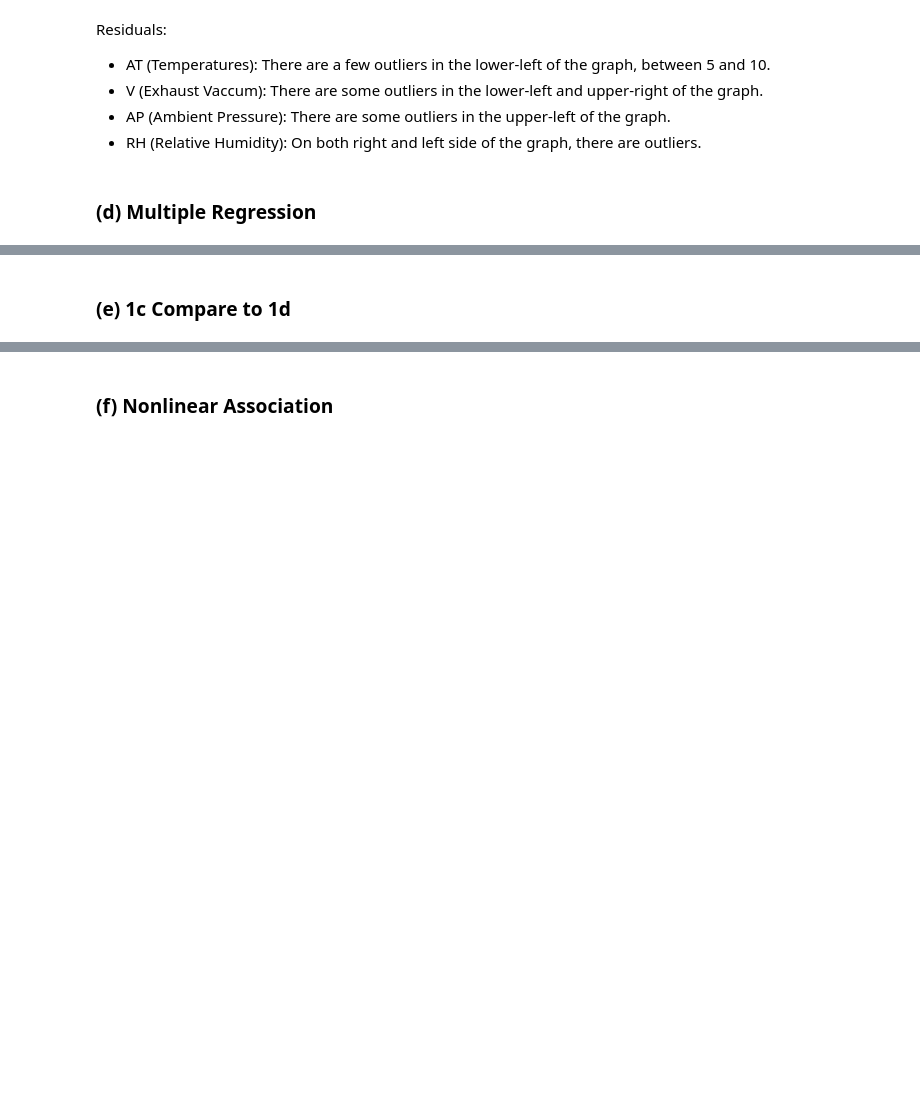
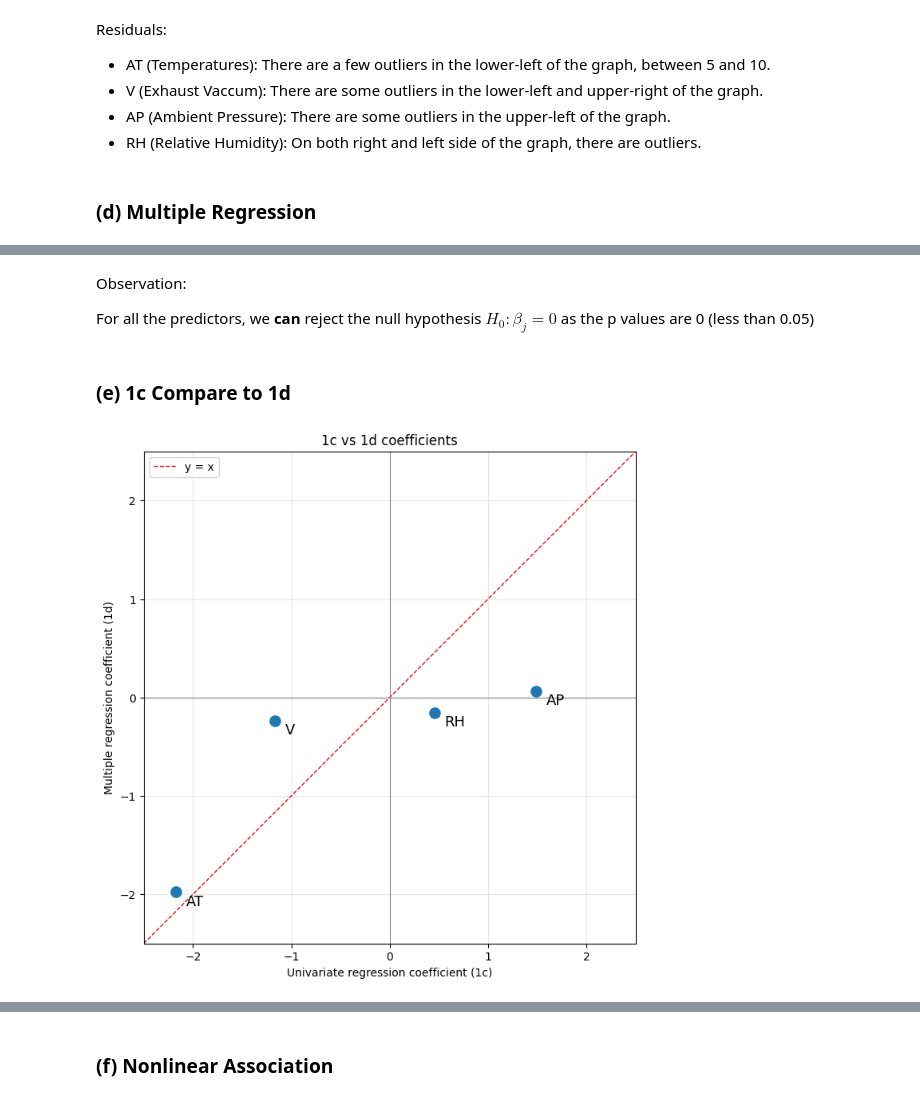
Before and after one commit to cxieusc/DSCI_552_HW2, a Jupyter notebook: notebook/Chong_Xie_HW2.ipynb, the cells around one changed output, grey strips where cells are left out. Saved outputs shown, nothing was run; the diff lists cells and outputs as text; code cells hidden in the pictures; blank space fills up the shorter version.

```diff
--- a/notebook/Chong_Xie_HW2.ipynb
+++ b/notebook/Chong_Xie_HW2.ipynb
@@ -74,6 +74,7 @@ df.describe()
 ### (c) Simple Linear Regression
 # %%
 resp = 'PE'
+simple_lr_parameters = []
 
 for predictor in ['AT', 'V', 'AP', 'RH']:
     X = df[predictor]
@@ -83,8 +84,10 @@ for predictor in ['AT', 'V', 'AP', 'RH']:
     model = sm.OLS(y, sm.add_constant(X)).fit()
     residuals = model.resid
 
+    simple_lr_parameters.append((predictor, model.params[0], model.params[1], model.rsquared, model.pvalues[predictor]))
+
     print(f"Model: {resp} ~ {predictor}")
-    print(f"Intercept: {model.params[0]:.4f}")
+    print(f"Intercept: {model.params['const']:.4f}")
     print(f"Slope: {model.params[1]:.4f}")
     print(f"R^2: {model.rsquared:.4f}")
     print(f"p-value for slope: {model.pvalues[predictor]:.5e}")
@@ -151,3 +154,8 @@ Residuals:
 - RH (Relative Humidity): On both right and left side of the graph, there are outliers.
 # %% [markdown]
 ### (d) Multiple Regression
+# %%
+X = df[['AT', 'V', 'AP', 'RH']]
+model = sm.OLS(df[resp], sm.add_constant(X)).fit()
+multi_parameters = model.params[1:]
+model.summary()
@@ -154,2 +187,30 @@ Residuals:
+# %% [markdown]
+Observation:
+
+For all the predictors, we **can** reject the null hypothesis $H_0: \beta_j = 0$ as the p values are 0 (less than 0.05)
 # %% [markdown]
 ### (e) 1c Compare to 1d
+# %%
+fig, ax = plt.subplots(figsize=(8, 8))
+
+for name, _, slope, _, _ in simple_lr_parameters:
+    ax.scatter(slope, multi_parameters[name], s=90, color='tab:blue', zorder=3)
+    ax.annotate(name, (slope, multi_parameters[name]),
+                textcoords='offset points', xytext=(9, -12), fontsize=13)
+
+lim = [-2.5, 2.5]
+ax.plot(lim, lim, 'r--', lw=1, label='y = x')
+ax.axhline(0, color='grey', lw=0.8)
+ax.axvline(0, color='grey', lw=0.8)
+
+ax.set_xlim(*lim)
+ax.set_ylim(*lim)
+ax.set_aspect('equal', adjustable='box')
+ax.set_xlabel('Univariate regression coefficient (1c)')
+ax.set_ylabel('Multiple regression coefficient (1d)')
+ax.set_title('1c vs 1d coefficients')
+ax.grid(alpha=0.3)
+ax.legend()
+plt.show()
+# %% [output]
+[figure, added]
```
Also changed, not shown: parts of 2 cells of this notebook.
